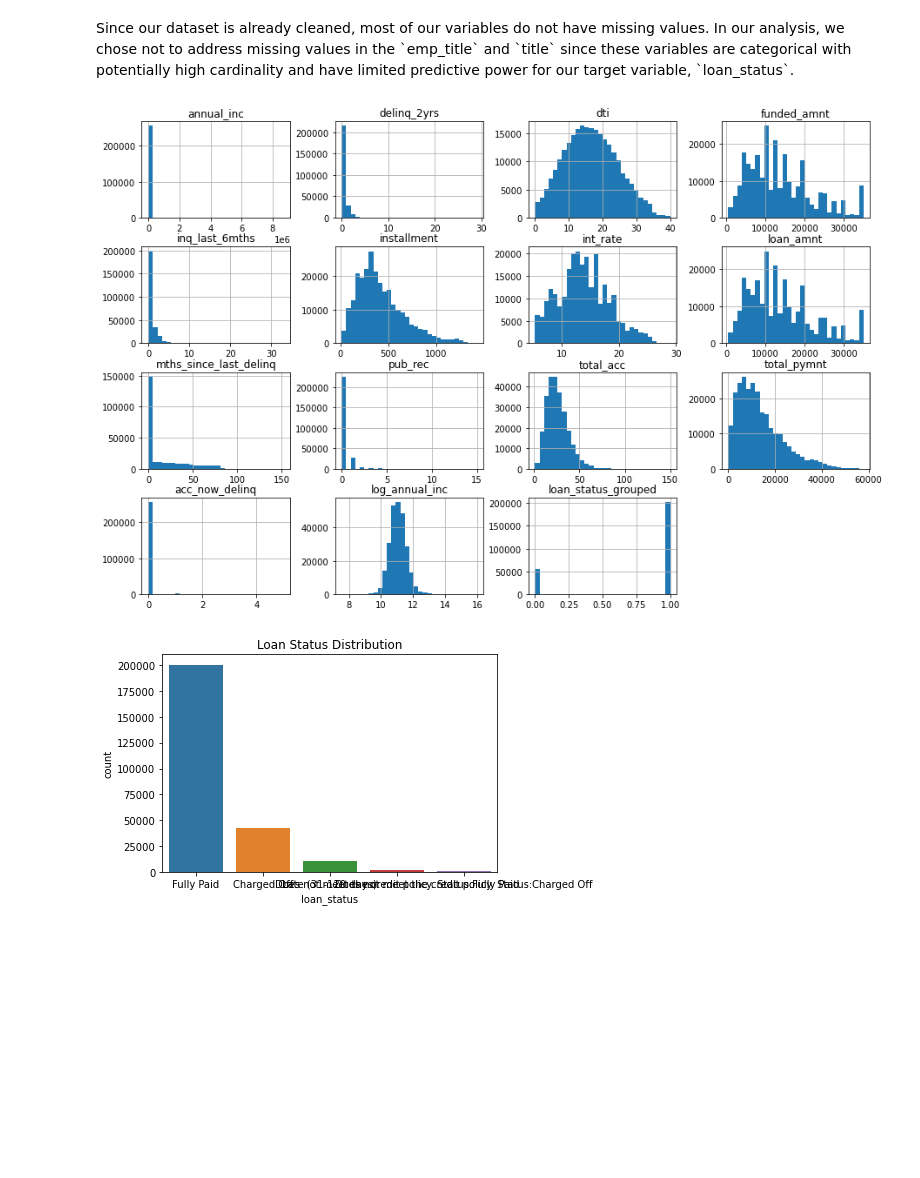
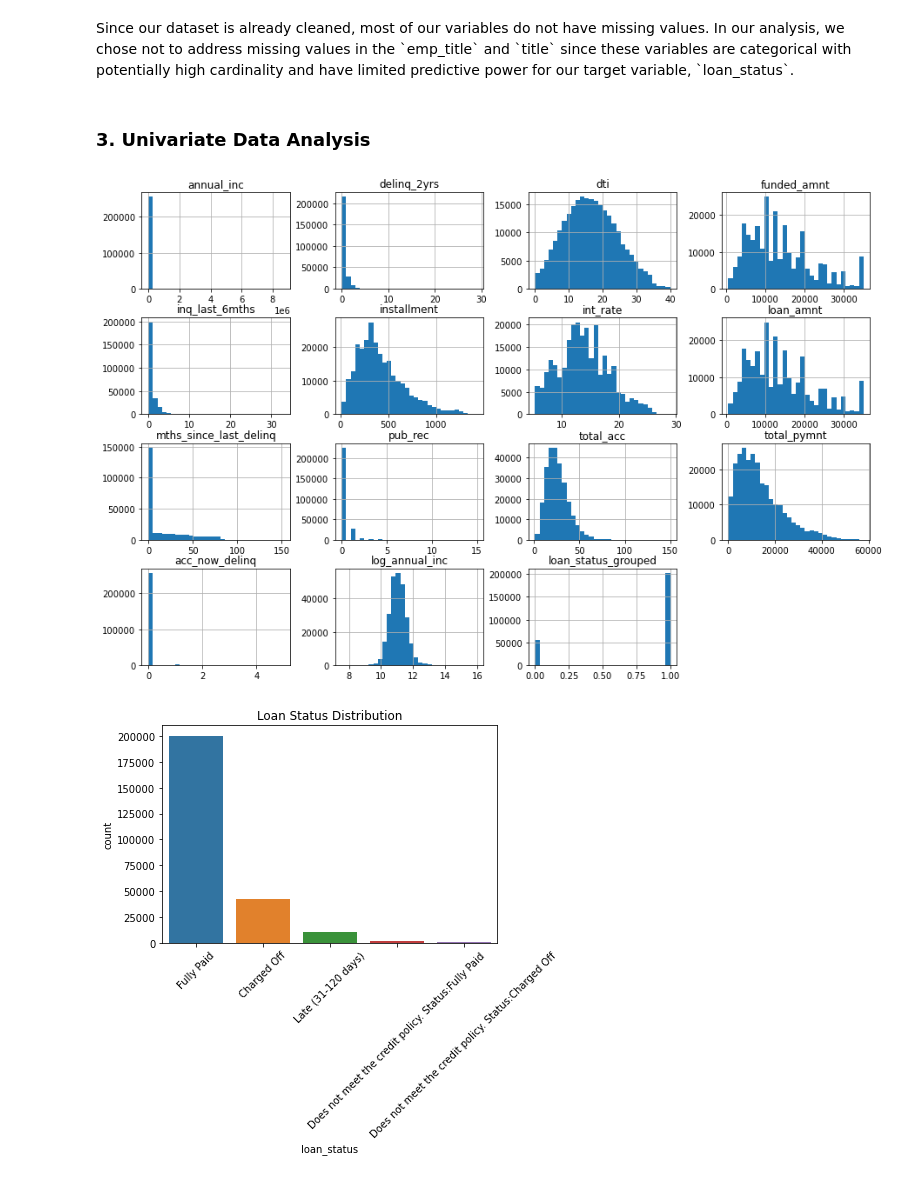
Before and after one commit to tanhl30/HE4045_Project, a Jupyter notebook: 1. Data Cleaning & EDA/EDA.ipynb, the cells around one changed output. Cells and saved outputs as stored; diff of their text form; code cells hidden in the pictures; blank space fills up the shorter version.

```diff
--- a/1. Data Cleaning & EDA/EDA.ipynb
+++ b/1. Data Cleaning & EDA/EDA.ipynb
@@ -101,15 +105,22 @@ loan_status_grouped          0
 dtype: int64
 # %% [markdown]
 Since our dataset is already cleaned, most of our variables do not have missing values. In our analysis, we chose not to address missing values in the \`emp_title\` and \`title\` since these variables are categorical with potentially high cardinality and have limited predictive power for our target variable, \`loan_status\`.
+# %% [markdown]
+### 3. Univariate Data Analysis ###
+# %%
+# Histogram for numerical columns
+cleaned_loan.hist(bins=30, figsize=(15, 10))
+plt.show()
+# %% [output]
+[figure, added]
 # %%
-# Histogram for numerical columns
-cleaned_loan.hist(bins=30, figsize=(15, 10))
-plt.show()
-
 # Count plot for the target variable 'loan_status'
 sns.countplot(x='loan_status', data=cleaned_loan)
 plt.title('Loan Status Distribution')
+
+# Rotate x-axis labels
+plt.xticks(rotation=45)
+
 plt.show()
 # %% [output]
-[figure, old version]
+[figure, new version]
-[figure, removed]
```
Also changed, not shown: parts of 14 cells of this notebook.
